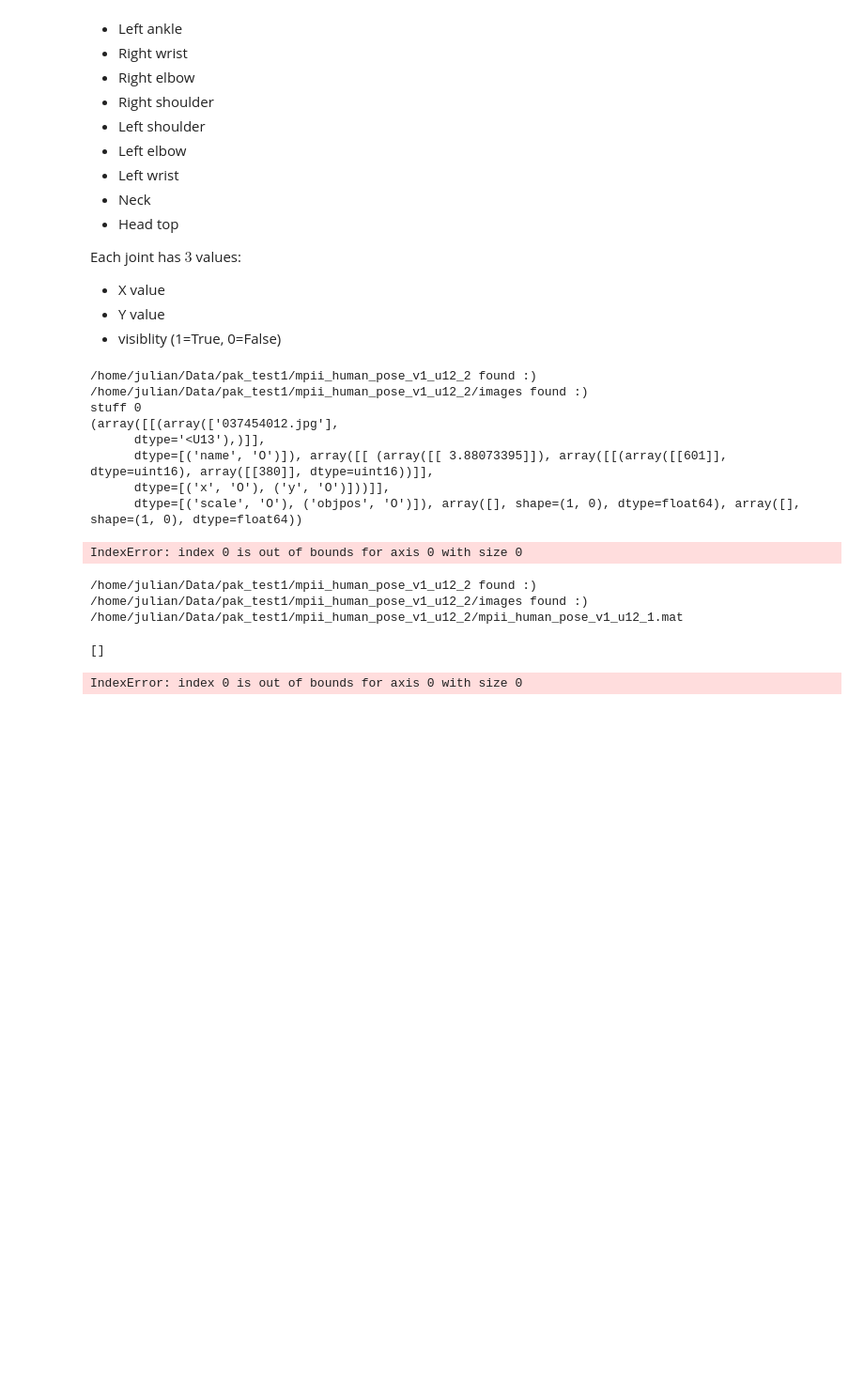
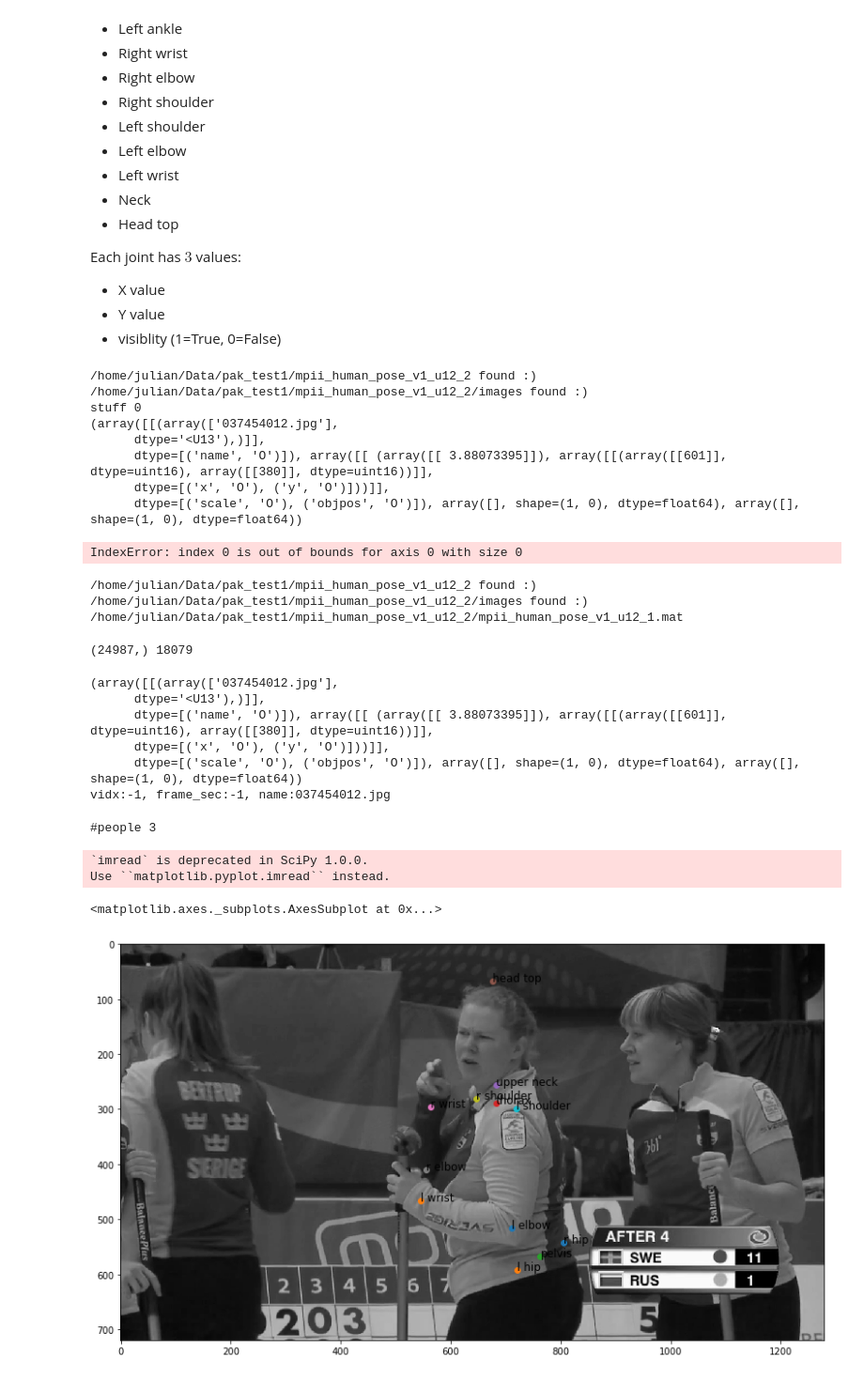
Before and after one commit to jutanke/pak, a Jupyter notebook: samples/MPII_human_pose.ipynb, the cells around one changed output. Shown at 94% size. Cells and saved outputs as stored; diff of their text form; code cells hidden in the pictures; blank space fills up the shorter version.

```diff
--- a/samples/MPII_human_pose.ipynb
+++ b/samples/MPII_human_pose.ipynb
@@ -129,12 +129,23 @@ def nbr_to_joint(i):
 /home/julian/Data/pak_test1/mpii_human_pose_v1_u12_2 found :)
 /home/julian/Data/pak_test1/mpii_human_pose_v1_u12_2/images found :)
 /home/julian/Data/pak_test1/mpii_human_pose_v1_u12_2/mpii_human_pose_v1_u12_1.mat
+# %%
+import numpy as np
+TR = M['img_train']
+TR = TR[0][0][0]
+print(TR.shape, np.sum(TR))
+# %% [output]
+(24987,) 18079
 # %%
 M = M_['RELEASE']
 
 AL = M['annolist']
+TR = M['img_train']
+TR = TR[0][0][0]
 
-e = AL[0][0][0][0]
+current_id = 0
+e = AL[0][0][0][current_id]
+e_is_training = TR[current_id] == 1
 
 class ImageMetaData:
     vidx = -1
@@ -177,7 +188,7 @@ def compress_joints(joints):
             obj.append((joint_type, x, y, visible))
         return obj
 
-def get_data(image_meta):
+def get_data(image_meta, is_training_data):
     """ the meta data has a horrible shape..
         I guess that's because of the extraction
         from matlab code..
@@ -187,27 +198,35 @@ def get_data(image_meta):
 
     result.name= image_meta[0][0][0][0][0]
     _, nbr_persons = image_meta[1].shape
-    print(image_meta[2][0])
-    result.vidx = image_meta[2][0][0]
-    result.frame_sec = image_meta[3][0][0]
+
+    if is_training_data:
+        result.vidx = image_meta[2][0][0]
+        result.frame_sec = image_meta[3][0][0]
+
+    #if len(image_meta[2][0]) > 0:
+    #    result.vidx = image_meta[2][0][0]
+    #if len(image_meta[3][0]) > 0:
+    #    result.frame_sec = image_meta[3][0][0]
 
     for person in range(nbr_persons):
         p = Person()
-        x1 = image_meta[1][0][person][0][0][0]
-        y1 = image_meta[1][0][person][1][0][0]
-        x2 = image_meta[1][0][person][2][0][0]
-        y2 = image_meta[1][0][person][3][0][0]
+        if is_training_data:
+            x1 = image_meta[1][0][person][0][0][0]
+            y1 = image_meta[1][0][person][1][0][0]
+            x2 = image_meta[1][0][person][2][0][0]
+            y2 = image_meta[1][0][person][3][0][0]
+            p.head_bb = ((x1, y1), (x2, y2))
 
-        p.head_bb = ((x1, y1), (x2, y2))
-
-        joints = image_meta[1][0][person][4][0][0][0][0]
-        p.joints = compress_joints(joints)
-        result.people.append(p)
+            joints = image_meta[1][0][person][4][0][0][0][0]
+            p.joints = compress_joints(joints)
+            result.people.append(p)
+        else:
+            print(image_meta)
 
     return result
 
 
-result = get_data(e)
+result = get_data(e, e_is_training)
 
 print(result)
 
@@ -238,8 +257,12 @@ print(result)
 
 # ax.plot([x1, x2, x2, x1, x1], [y1, y1, y2, y2, y1])
 # %% [output]
-[]
+(array([[(array(['037454012.jpg'],
+      dtype='<U13'),)]],
+      dtype=[('name', 'O')]), array([[ (array([[ 3.88073395]]), array([[(array([[601]], dtype=uint16), array([[380]], dtype=uint16))]],
+      dtype=[('x', 'O'), ('y', 'O')]))]],
+      dtype=[('scale', 'O'), ('objpos', 'O')]), array([], shape=(1, 0), dtype=float64), array([], shape=(1, 0), dtype=float64))
+vidx:-1, frame_sec:-1, name:037454012.jpg
-IndexError: index 0 is out of bounds for axis 0 with size 0
 # %%
 M = M_['RELEASE']
 
@@ -267,7 +290,7 @@ b2 = e[1][0][0][3] # uint8
 #c = e[1][0][0][4]
 c = e[1][0][1][4]
 
-person_elem = e[1][0][1][4]
+person_elem = e[1][0][0][4]
 
 
 def extract_figure(elem):
@@ -279,30 +302,36 @@ def extract_figure(elem):
         x = x[0][0]
         y = y[0][0]
         visible = int(visible[0]) if len(visible) == 1 else -1
         obj.append((joint_type, x, y, visible))
     return obj
 
 obj = extract_figure(person_elem)
 
 
 def plot_img(name, obj=None):
     img_path = mpii.root_export + '/images/' + name
     img = imread(img_path)
     img = img.astype('int32')
     I = (img[:,:,0] + img[:,:,1] + img[:,:,2])/(255*3)
 
     fig = plt.figure(figsize=(16,8))
     ax = fig.add_subplot(111)
     ax.imshow(I, cmap='gray')
 
     if obj is not None:
         for joint,x,y,visible in obj:
             text = nbr_to_joint(joint)
             ax.scatter([x], [y])
             ax.text(x, y, text, fontsize=12)
 
         #ax.scatter([a1],[b1])
 
     return ax
 
 plot_img(name, obj)
+# %% [output]
+#people 3
+`imread` is deprecated in SciPy 1.0.0.
+Use ``matplotlib.pyplot.imread`` instead.
+<matplotlib.axes._subplots.AxesSubplot at 0x...>
+[figure, added]
```
Also changed, not shown: 2 other files.
